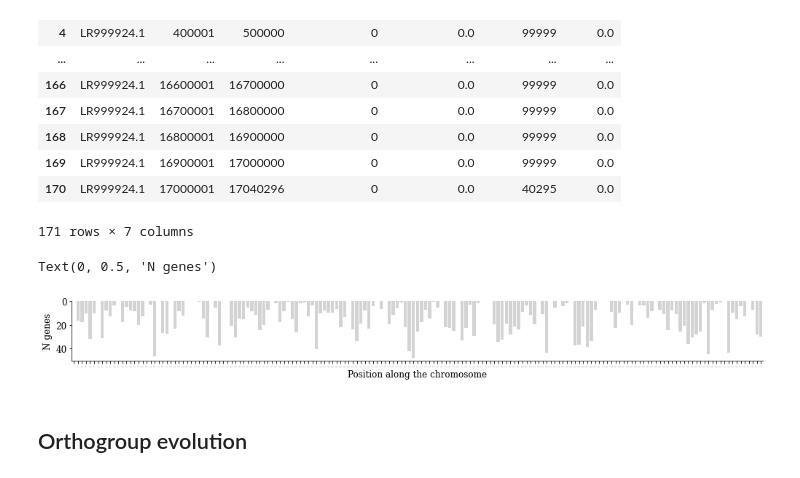
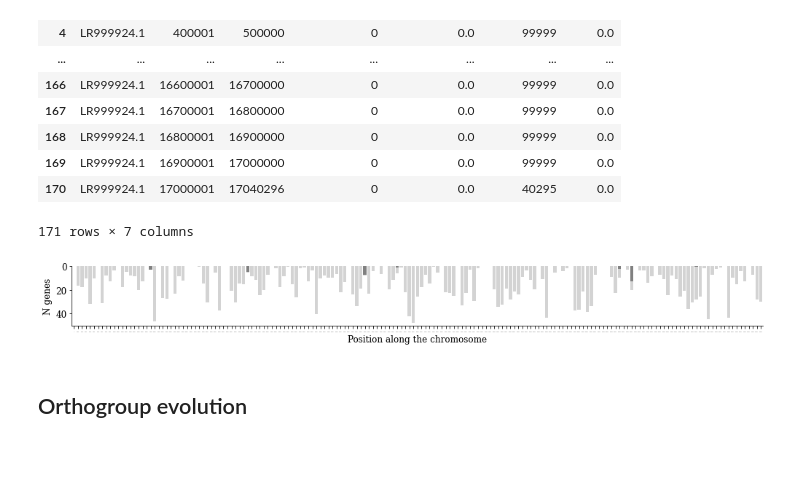
Before and after one commit to DaSh-bash/GenomeVanessa, a Jupyter notebook: Figures/VanessaGenomeFigures.ipynb, the cells around one changed output. Drawn from its saved outputs; the diff is of its cells as text; code cells hidden in the pictures.

Commit message:
gene density

```diff
--- a/Figures/VanessaGenomeFigures.ipynb
+++ b/Figures/VanessaGenomeFigures.ipynb
@@ -788,18 +788,21 @@ dfr2
 # %%
 ml.rcParams['figure.figsize'] = (17, 1.5)
 sns.barplot(x=dfr["begin"], y=dfr["%length"] , color="lightgrey")
 plt.tick_params(axis='x', labelsize=1)
 ax = plt.gca()
     #ax.axes.xaxis.set_ticks([])
     #x_axis = ax.axes.get_xaxis()
     #x_axis.set_visible(False)
 #ax.set_ylim([0,10])
 ax.invert_yaxis()
+sns.barplot(x=dfr2["begin"], y=dfr2["%length"] , color="grey")
 plt.xlabel("Position along the chromosome")
 plt.ylabel("N genes")
+
+plt.savefig("/Users/dshipilina/GitHub/GenomeVanessa/Figures/gene_dens_Z.pdf",bbox_inches="tight")
+plt.savefig("/Users/dshipilina/GitHub/GenomeVanessa/Figures/gene_dens_Z.png",bbox_inches="tight")
 # %% [output]
-Text(0, 0.5, 'N genes')
-[figure, old version]
+[figure, new version]
 # %% [markdown]
 ## Orthogroup evolution
 # %%
```
Also changed, not shown: 2 other files.
